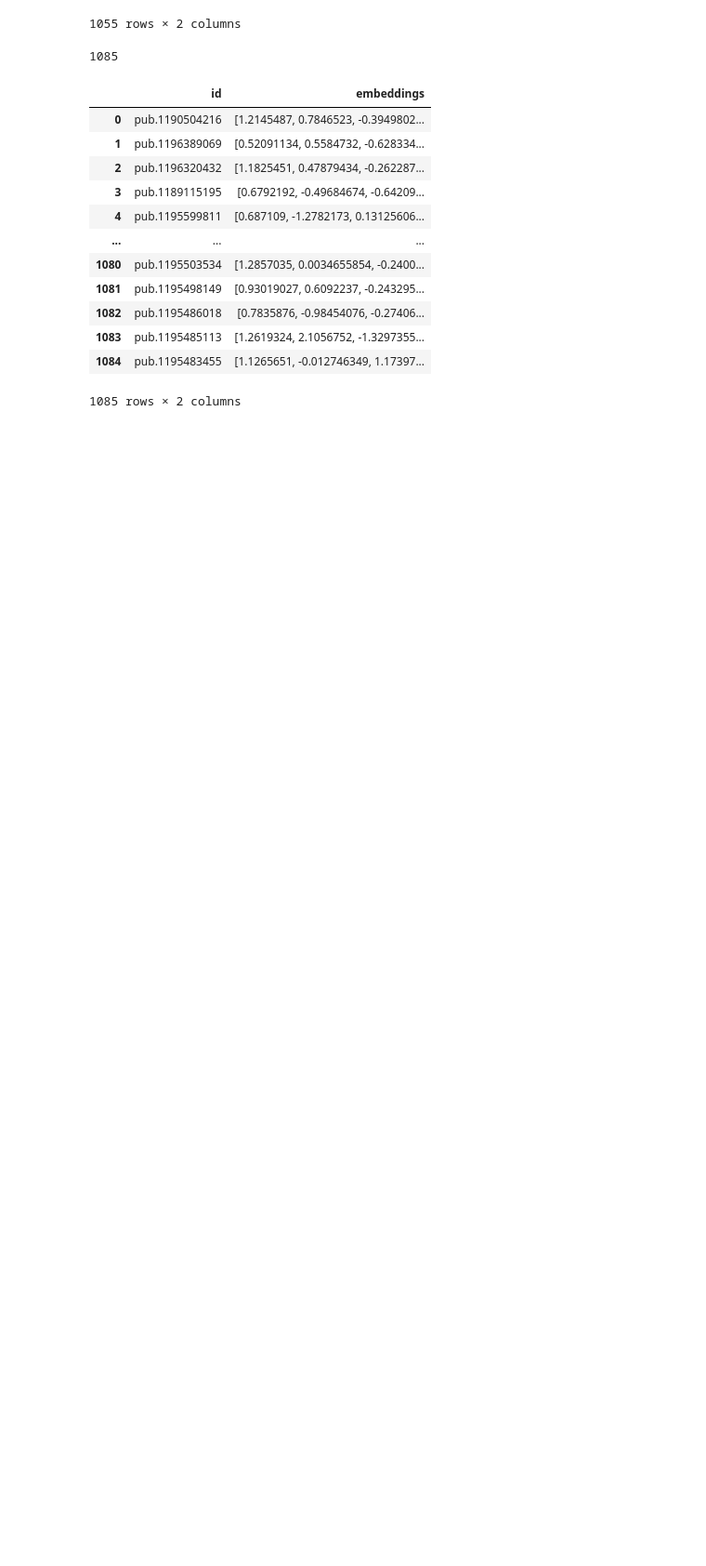
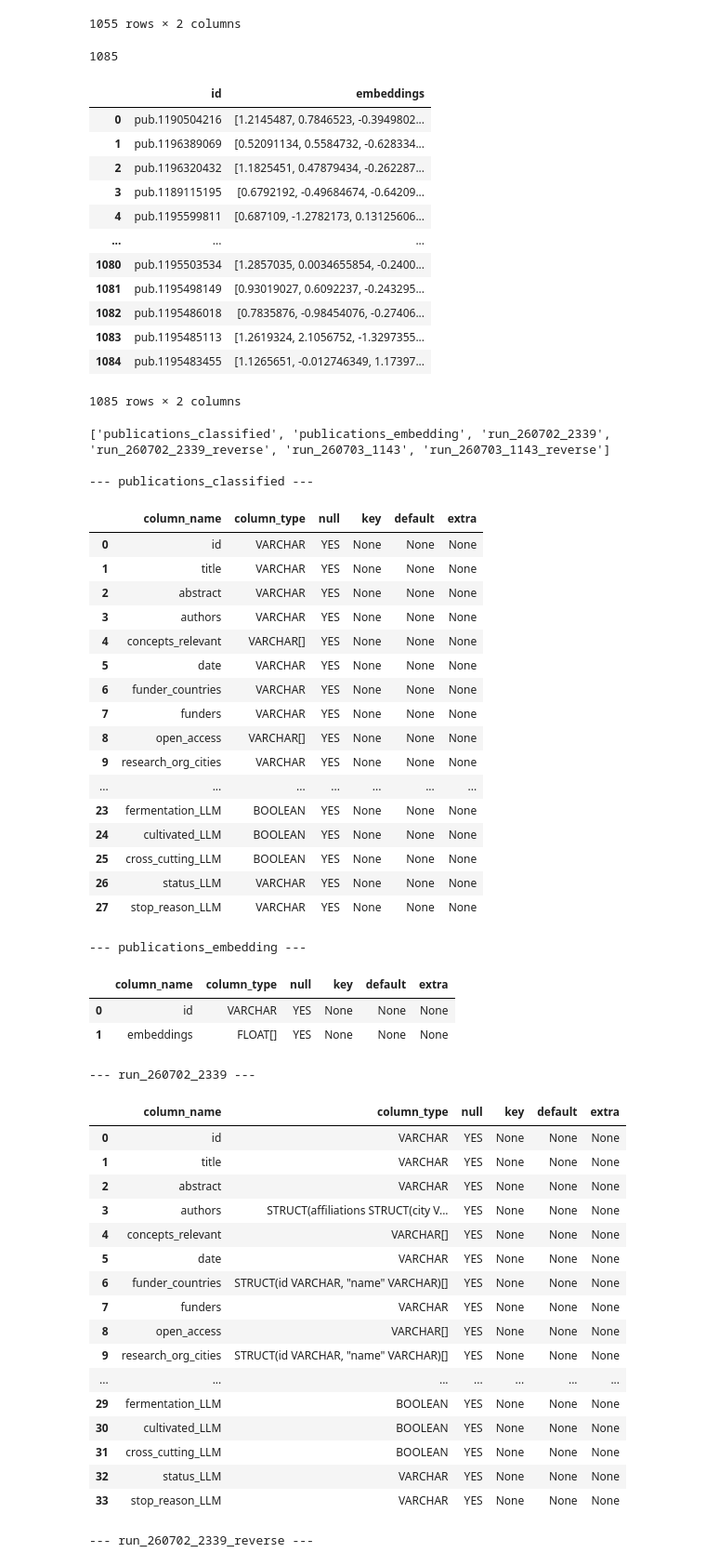
Before and after one commit to violah-fellow/SHEEP, a Jupyter notebook: Pipeline/Publications/Database_inspection.ipynb, the cells around one changed output. Shown at 93% size. Drawn from its saved outputs; the diff is of its cells as text; code cells hidden in the pictures; blank space fills up the shorter version.

```diff
--- a/Pipeline/Publications/Database_inspection.ipynb
+++ b/Pipeline/Publications/Database_inspection.ipynb
@@ -86,3 +86,77 @@ db.sql("SELECT * FROM publications_embedding").df()
 1085 rows × 2 columns
 # %%
 db.close()
+# %%
+import duckdb
+import pandas as pd
+
+# read_only=True avoids locking the file if pipeline_publications.py happens to be running
+db = duckdb.connect('publications.db', read_only=True)
+
+tables = db.sql("SHOW TABLES").df()['name'].tolist()
+print(tables)
+
+# schema of every table, for a quick structural overview
+for t in tables:
+    print(f"\n--- {t} ---")
+    display(db.sql(f"DESCRIBE {t}").df())
+
+publications_classified = db.sql("SELECT * FROM publications_classified").df()
+publications_classified
+
+# picks up every run table (both original-search RUN_TABLE and REVERSE_TABLE, since both are named run_*)
+run_table_names = [t for t in tables if t.startswith('run_')]
+
+run_tables = {}
+for t in run_table_names:
+    df = db.sql(f"SELECT * FROM {t}").df()
+    run_tables[t] = df
+    globals()[t] = df  # e.g. creates a variable named run_260703_0726 you can open directly in Data Wrangler
+
+print(f"Loaded {len(run_tables)} run tables: {list(run_tables.keys())}")
+
+db.close()
+# %% [output]
+['publications_classified', 'publications_embedding', 'run_260702_2339', 'run_260702_2339_reverse', 'run_260703_1143', 'run_260703_1143_reverse']
+
+--- publications_classified ---
+|  | column_name | column_type | null | key | default | extra |
+| 0 | id | VARCHAR | YES | None | None | None |
+| 1 | title | VARCHAR | YES | None | None | None |
+| 2 | abstract | VARCHAR | YES | None | None | None |
+| 3 | authors | VARCHAR | YES | None | None | None |
+| 4 | concepts_relevant | VARCHAR[] | YES | None | None | None |
+| 5 | date | VARCHAR | YES | None | None | None |
+| 6 | funder_countries | VARCHAR | YES | None | None | None |
+| 7 | funders | VARCHAR | YES | None | None | None |
+| 8 | open_access | VARCHAR[] | YES | None | None | None |
+| 9 | research_org_cities | VARCHAR | YES | None | None | None |
+| ... | ... | ... | ... | ... | ... | ... |
+| 23 | fermentation_LLM | BOOLEAN | YES | None | None | None |
+| 24 | cultivated_LLM | BOOLEAN | YES | None | None | None |
+| 25 | cross_cutting_LLM | BOOLEAN | YES | None | None | None |
+| 26 | status_LLM | VARCHAR | YES | None | None | None |
+| 27 | stop_reason_LLM | VARCHAR | YES | None | None | None |
+--- publications_embedding ---
+|  | column_name | column_type | null | key | default | extra |
+| 0 | id | VARCHAR | YES | None | None | None |
+| 1 | embeddings | FLOAT[] | YES | None | None | None |
+--- run_260702_2339 ---
+|  | column_name | column_type | null | key | default | extra |
+| 0 | id | VARCHAR | YES | None | None | None |
+| 1 | title | VARCHAR | YES | None | None | None |
+| 2 | abstract | VARCHAR | YES | None | None | None |
+| 3 | authors | STRUCT(affiliations STRUCT(city V... | YES | None | None | None |
+| 4 | concepts_relevant | VARCHAR[] | YES | None | None | None |
+| 5 | date | VARCHAR | YES | None | None | None |
+| 6 | funder_countries | STRUCT(id VARCHAR, "name" VARCHAR)[] | YES | None | None | None |
+| 7 | funders | VARCHAR | YES | None | None | None |
+| 8 | open_access | VARCHAR[] | YES | None | None | None |
+| 9 | research_org_cities | STRUCT(id VARCHAR, "name" VARCHAR)[] | YES | None | None | None |
+| ... | ... | ... | ... | ... | ... | ... |
+| 29 | fermentation_LLM | BOOLEAN | YES | None | None | None |
+| 30 | cultivated_LLM | BOOLEAN | YES | None | None | None |
+| 31 | cross_cutting_LLM | BOOLEAN | YES | None | None | None |
+| 32 | status_LLM | VARCHAR | YES | None | None | None |
+| 33 | stop_reason_LLM | VARCHAR | YES | None | None | None |
+--- run_260702_2339_reverse ---
```
Also changed, not shown: parts of 1 cell of this notebook, 17 other files.
